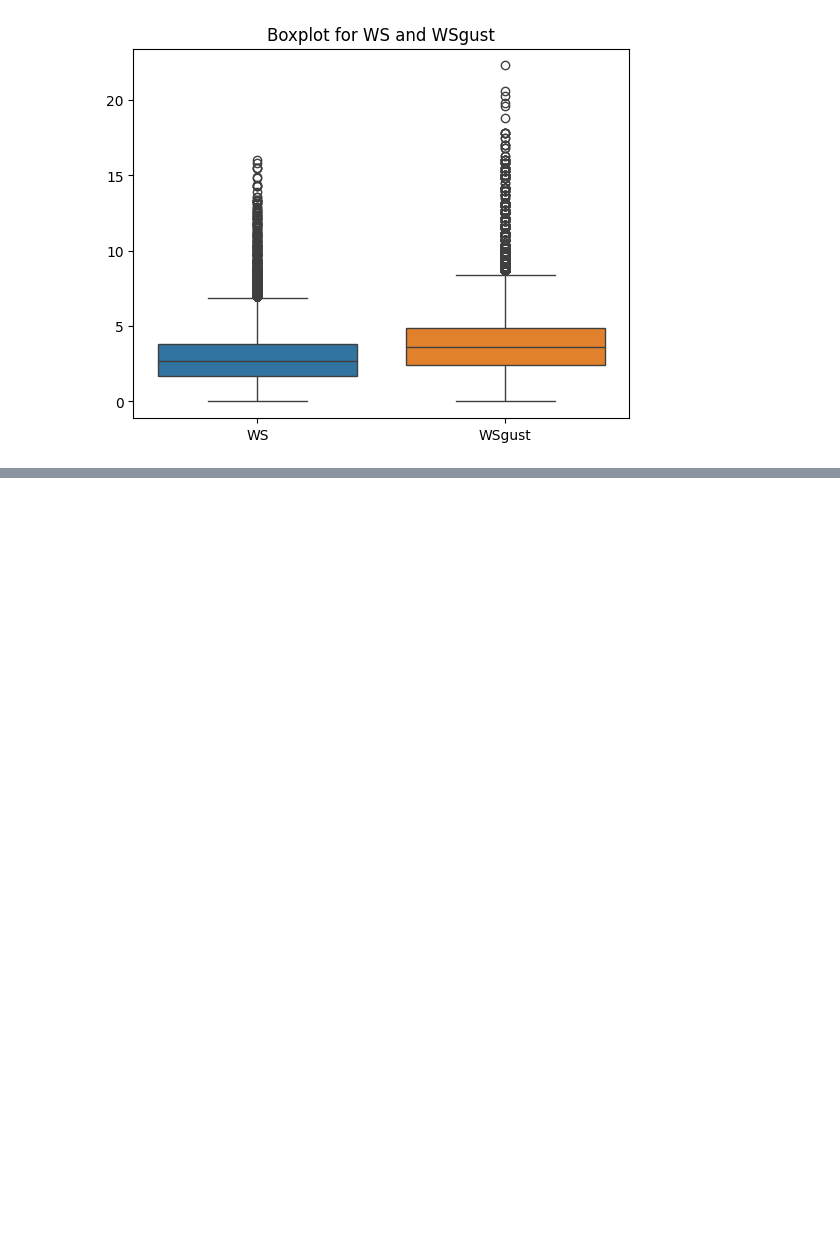
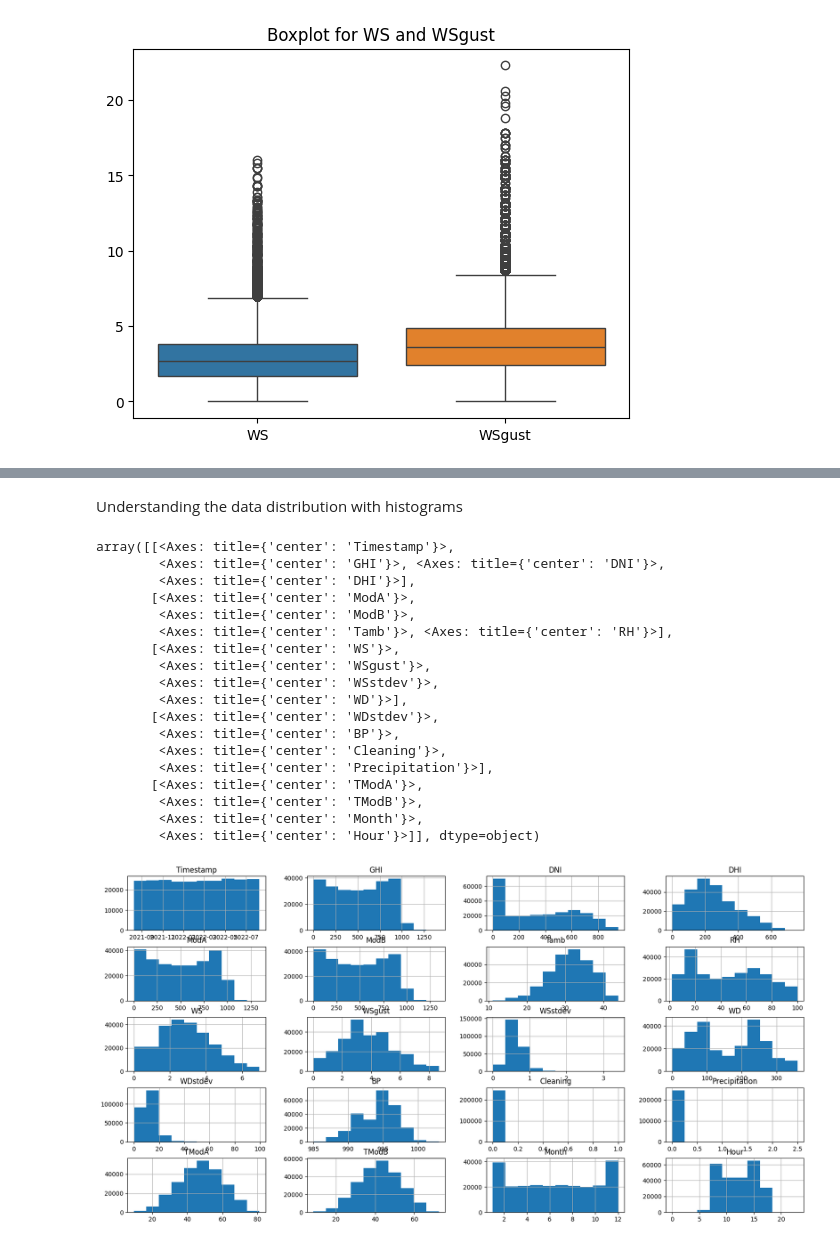
Before and after one commit to mussewold/kaim-week-0, a Jupyter notebook: notebooks/task-1.ipynb, the cells around one changed output, grey strips where cells are left out. Drawn from its saved outputs; the diff is of its cells as text; code cells hidden in the pictures; blank space fills up the shorter version.

Commit message:
togo data analysis

```diff
--- a/notebooks/task-1.ipynb
+++ b/notebooks/task-1.ipynb
@@ -207,0 +170,24 @@ plt.title("Boxplot for WS and WSgust After removing outliers")
+# %% [markdown]
+Understanding the data distribution with histograms
+# %%
+beini_df_capped.hist(figsize=(20,10))
+# %% [output]
+array([[<Axes: title={'center': 'Timestamp'}>,
+        <Axes: title={'center': 'GHI'}>, <Axes: title={'center': 'DNI'}>,
+        <Axes: title={'center': 'DHI'}>],
+       [<Axes: title={'center': 'ModA'}>,
+        <Axes: title={'center': 'ModB'}>,
+        <Axes: title={'center': 'Tamb'}>, <Axes: title={'center': 'RH'}>],
+       [<Axes: title={'center': 'WS'}>,
+        <Axes: title={'center': 'WSgust'}>,
+        <Axes: title={'center': 'WSstdev'}>,
+        <Axes: title={'center': 'WD'}>],
+       [<Axes: title={'center': 'WDstdev'}>,
+        <Axes: title={'center': 'BP'}>,
+        <Axes: title={'center': 'Cleaning'}>,
+        <Axes: title={'center': 'Precipitation'}>],
+       [<Axes: title={'center': 'TModA'}>,
+        <Axes: title={'center': 'TModB'}>,
+        <Axes: title={'center': 'Month'}>,
+        <Axes: title={'center': 'Hour'}>]], dtype=object)
+[figure, added]
```
Also changed, not shown: parts of 75 cells of this notebook.
